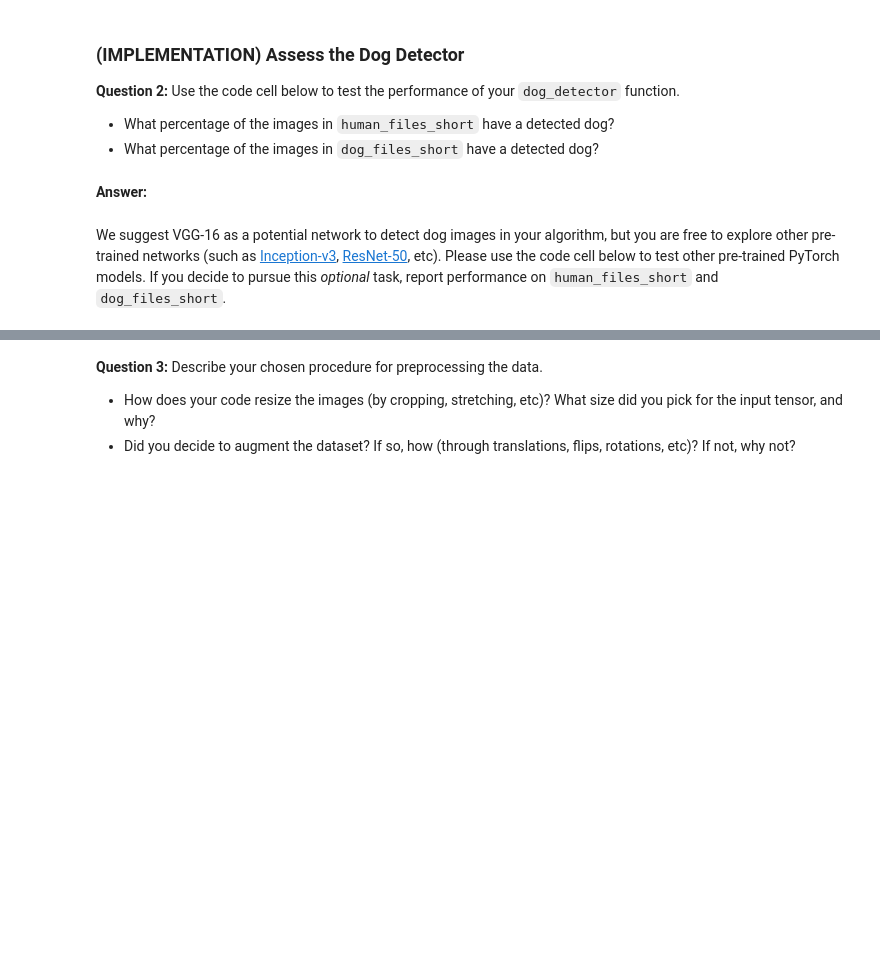
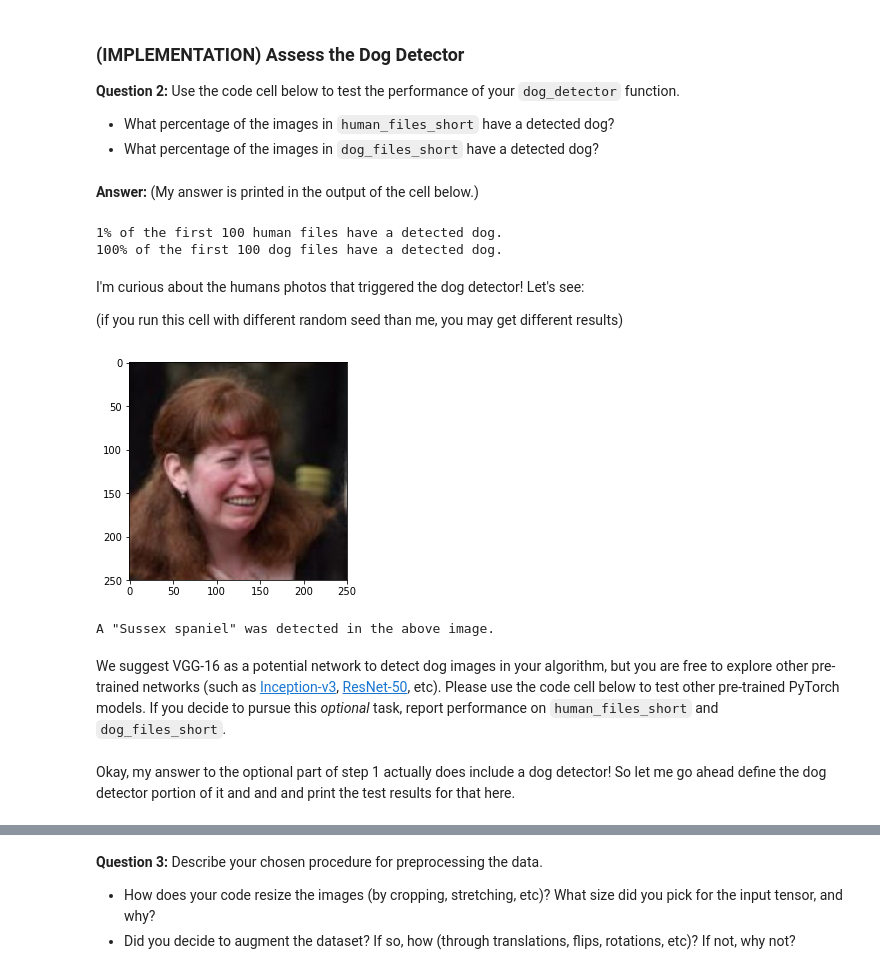
Before and after one commit to ebrahimebrahim/udaproject_dog_classification, a Jupyter notebook: dog_app.ipynb, the cells around one changed output, grey strips where cells are left out. Cells and saved outputs as stored; diff of their text form; code cells hidden in the pictures; blank space fills up the shorter version.

Commit message:
steps 1 and 2 are complete

```diff
--- a/dog_app.ipynb
+++ b/dog_app.ipynb
@@ -527,6 +530,7 @@ def face_detector2(file):
     img = testing_transformation(Image.open(file).convert('RGB')).unsqueeze(dim=0)
     if use_cuda:
         img = img.cuda()
+    human_dog_net.eval()
     return human_dog_net(img).argmax().item()==2
 
 num_faces_human=0
@@ -601,7 +607,11 @@ def VGG16_predict(img_path):
     ## Load and pre-process an image from the given img_path
     ## Return the *index* of the predicted class for that image
 
-    return None # predicted class index
+    VGG16.eval()
+    img = testing_transformation(Image.open(img_path).convert('RGB')).unsqueeze(dim=0)
+    if use_cuda:
+        img = img.cuda()
+    return VGG16(img).argmax().item() # predicted class index
 # %% [markdown]
 ### (IMPLEMENTATION) Write a Dog Detector
 
@@ -612,13 +622,11 @@ Use these ideas to complete the `dog_detector` function below, which returns `Tr
 ### returns "True" if a dog is detected in the image stored at img_path
 def dog_detector(img_path):
     ## TODO: Complete the function.
-
-    return None # true/false
+    prediction = VGG16_predict(img_path)
+    return prediction>=151 and prediction<=268 # true/false
 # %% [markdown]
 ### (IMPLEMENTATION) Assess the Dog Detector
 
 __Question 2:__ Use the code cell below to test the performance of your `dog_detector` function.
 - What percentage of the images in `human_files_short` have a detected dog?
 - What percentage of the images in `dog_files_short` have a detected dog?
-# %% [markdown]
-__Answer:__
@@ -628,6 +633,46 @@ __Answer:__
+# %% [markdown]
+__Answer:__ (My answer is printed in the output of the cell below.)
+# %%
+### TODO: Test the performance of the dog_detector function
+### on the images in human_files_short and dog_files_short.
+
+num_dogs_human=0
+bad_humans=[]
+for file in tqdm(human_files_short):
+    if dog_detector(file):
+        num_dogs_human += 1
+        bad_humans.append(file)
+num_dogs_dog=0
+bad_dogs=[]
+for file in tqdm(dog_files_short):
+    if dog_detector(file):
+        num_dogs_dog += 1
+    else:
+        bad_dogs.append(file)
+
+print(f"{num_dogs_human}% of the first 100 human files have a detected dog.")
+print(f"{num_dogs_dog}% of the first 100 dog files have a detected dog.")
+# %% [output]
+1% of the first 100 human files have a detected dog.
+100% of the first 100 dog files have a detected dog.
+# %% [markdown]
+I'm curious about the humans photos that triggered the dog detector! Let's see:
+
+(if you run this cell with different random seed than me, you may get different results)
+# %%
+imagenet_classes = pickle.load(open('imagenet1000_clsid_to_human.pkl','rb'))
+for file in bad_humans:
+    plt.imshow(Image.open(file).convert('RGB'))
+    plt.show()
+    print(f"A \"{imagenet_classes[VGG16_predict(file)]}\" was detected in the above image.")
+# %% [output]
+[figure, added]
+A "Sussex spaniel" was detected in the above image.
 # %% [markdown]
 We suggest VGG-16 as a potential network to detect dog images in your algorithm, but you are free to explore other pre-trained networks (such as [Inception-v3](http://pytorch.org/docs/master/torchvision/models.html#inception-v3), [ResNet-50](http://pytorch.org/docs/master/torchvision/models.html#id3), etc).  Please use the code cell below to test other pre-trained PyTorch models.  If you decide to pursue this _optional_ task, report performance on `human_files_short` and `dog_files_short`.
 # %%
 ### (Optional)
 ### TODO: Report the performance of another pre-trained network.
 ### Feel free to use as many code cells as needed.
+# %% [markdown]
+Okay, my answer to the optional part of step 1 actually does include a dog detector! So let me go ahead define the dog detector portion of it and and and print the test results for that here.
```
Also changed, not shown: parts of 11 cells of this notebook, 1 other file.
